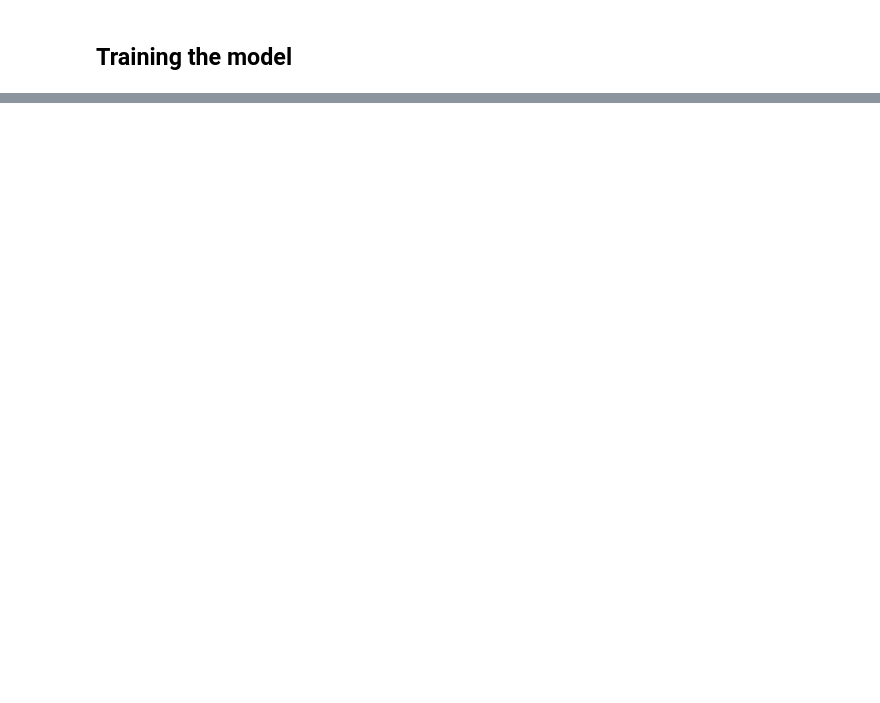
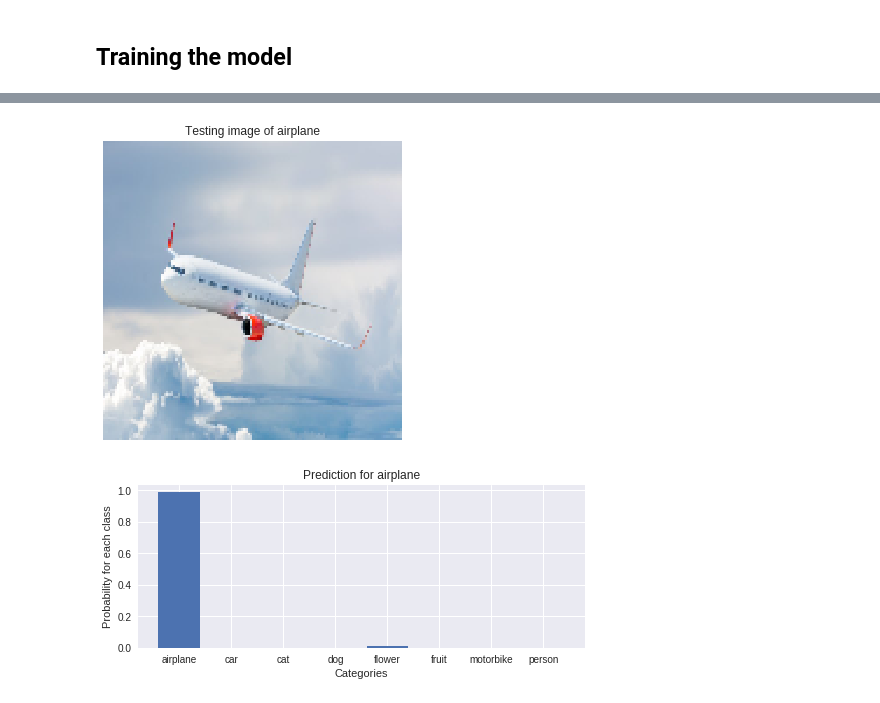
Before and after one commit to braindotai/Deep-Learning-Scratch-Arena, a Jupyter notebook: 10. Applications of Computer Vision/01. Transfer Learning - MXNet.ipynb, the cells around one changed output, grey strips where cells are left out. Drawn from its saved outputs; the diff is of its cells as text; code cells hidden in the pictures; blank space fills up the shorter version.

```diff
--- a/10. Applications of Computer Vision/01. Transfer Learning - MXNet.ipynb
+++ b/10. Applications of Computer Vision/01. Transfer Learning - MXNet.ipynb
@@ -368,0 +454,23 @@ Testing Accuracy: 0.9908333333333333
+# %%
+airplane = gluon.utils.download(url = "https://img1.grunge.com/img/gallery/the-real-reason-airplanes-are-almost-always-painted-white/intro-1567189774.jpg")
+image = transform(mx.image.imread(airplane, flag = 1))
+plt.imshow(image.transpose((1, 2, 0)).asnumpy())
+plt.title('Testing image of airplane')
+plt.axis('off')
+plt.show()
+
+
+prediction = model(image.expand_dims(0).as_in_context(ctx)).softmax().asnumpy()[0]
+
+probs = []
+for prob in prediction:
+    probs.append(prob)
+plt.figure(figsize = (8,3))
+plt.bar(categories, probs)
+plt.title('Prediction for airplane')
+plt.xlabel('Categories')
+plt.ylabel('Probability for each class')
+plt.show()
+# %% [output]
+[figure, added]
+[figure, added]
```
Also changed, not shown: parts of 46 cells of this notebook.
